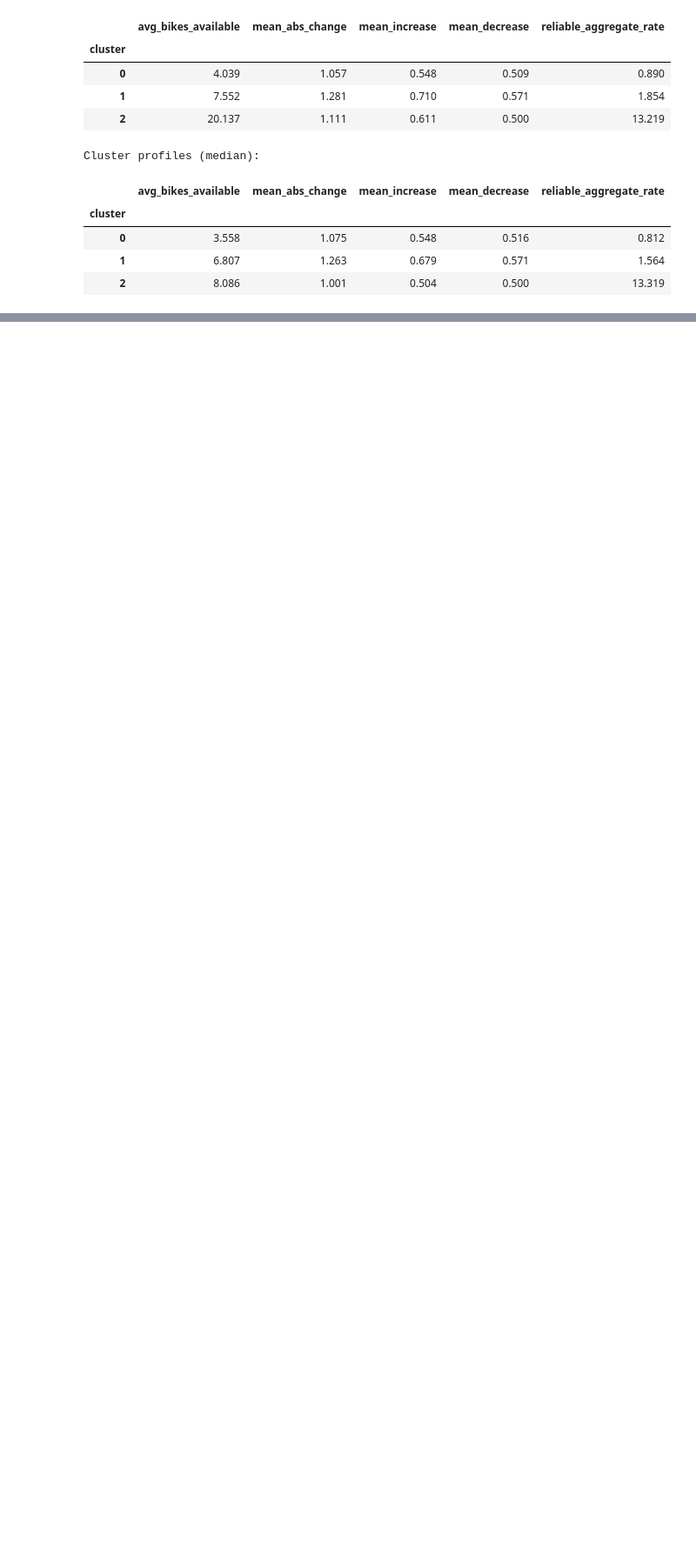
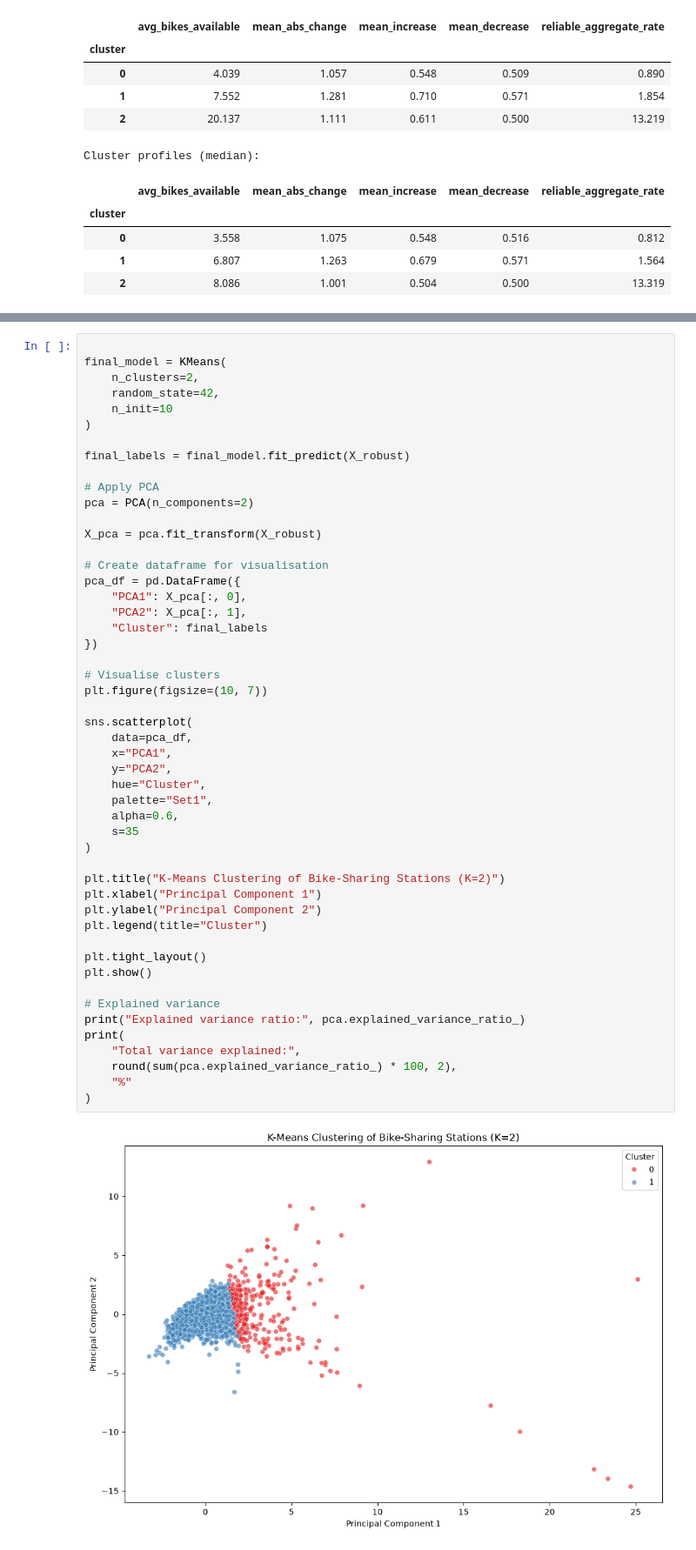
Before and after one commit to haitam-l/Challenge-DASCI, a Jupyter notebook: Notebooks/clustering_trips.ipynb, the cells around one changed output, grey strips where cells are left out. Shown at 87% size. Cells and saved outputs as stored; diff of their text form; blank space fills up the shorter version.

```diff
--- a/Notebooks/clustering_trips.ipynb
+++ b/Notebooks/clustering_trips.ipynb
@@ -3318,0 +3423,52 @@ Cluster profiles (median):
+# %%
+
+final_model = KMeans(
+    n_clusters=2,
+    random_state=42,
+    n_init=10
+)
+
+final_labels = final_model.fit_predict(X_robust)
+
+# Apply PCA
+pca = PCA(n_components=2)
+
+X_pca = pca.fit_transform(X_robust)
+
+# Create dataframe for visualisation
+pca_df = pd.DataFrame({
+    "PCA1": X_pca[:, 0],
+    "PCA2": X_pca[:, 1],
+    "Cluster": final_labels
+})
+
+# Visualise clusters
+plt.figure(figsize=(10, 7))
+
+sns.scatterplot(
+    data=pca_df,
+    x="PCA1",
+    y="PCA2",
+    hue="Cluster",
+    palette="Set1",
+    alpha=0.6,
+    s=35
+)
+
+plt.title("K-Means Clustering of Bike-Sharing Stations (K=2)")
+plt.xlabel("Principal Component 1")
+plt.ylabel("Principal Component 2")
+plt.legend(title="Cluster")
+
+plt.tight_layout()
+plt.show()
+
+# Explained variance
+print("Explained variance ratio:", pca.explained_variance_ratio_)
+print(
+    "Total variance explained:",
+    round(sum(pca.explained_variance_ratio_) * 100, 2),
+    "%"
+)
+# %% [output]
+[figure, added]
```
Also changed, not shown: parts of 15 cells of this notebook.
